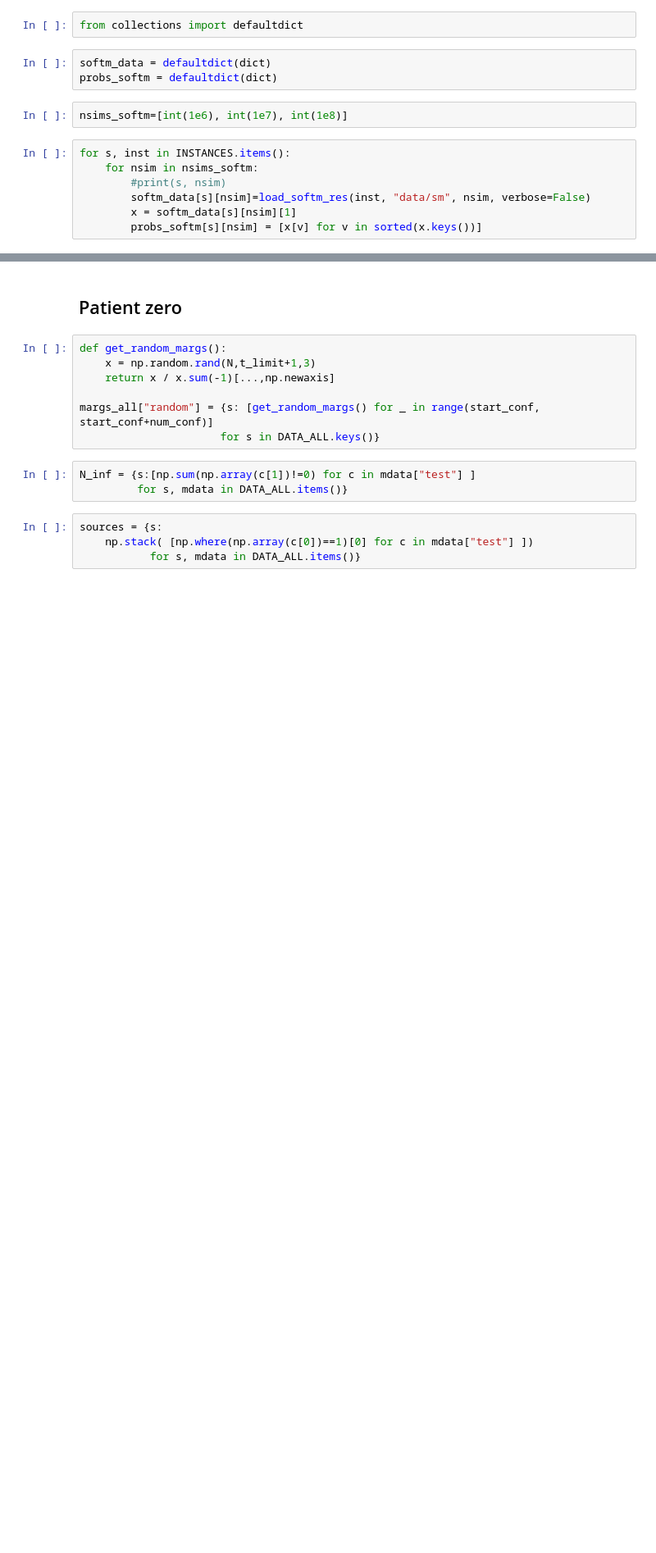
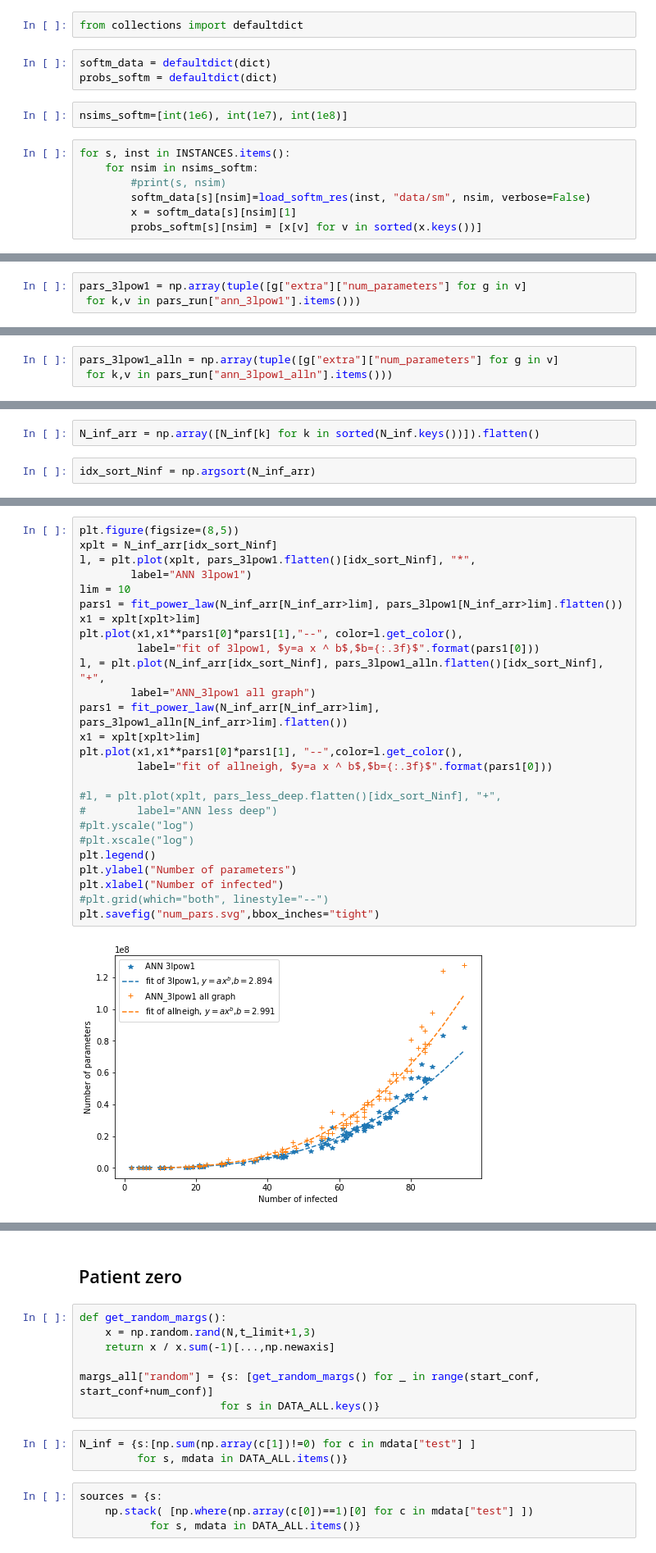
Before and after one commit to ocadni/annfore-results, a Jupyter notebook: results/patient_zero/proximity/Read_results.ipynb, the cells around one changed output, grey strips where cells are left out. Shown at 82% size. Cells and saved outputs as stored; diff of their text form; blank space fills up the shorter version.

```diff
--- a/results/patient_zero/proximity/Read_results.ipynb
+++ b/results/patient_zero/proximity/Read_results.ipynb
@@ -214,0 +248,3 @@ for s, inst in INSTANCES.items():
+# %%
+pars_3lpow1 = np.array(tuple([g["extra"]["num_parameters"] for g in v]
+ for k,v in pars_run["ann_3lpow1"].items()))
@@ -214,0 +254,3 @@ for s, inst in INSTANCES.items():
+# %%
+pars_3lpow1_alln = np.array(tuple([g["extra"]["num_parameters"] for g in v]
+ for k,v in pars_run["ann_3lpow1_alln"].items()))
@@ -214,0 +263,4 @@ for s, inst in INSTANCES.items():
+# %%
+N_inf_arr = np.array([N_inf[k] for k in sorted(N_inf.keys())]).flatten()
+# %%
+idx_sort_Ninf = np.argsort(N_inf_arr)
@@ -214,0 +277,28 @@ for s, inst in INSTANCES.items():
+# %%
+plt.figure(figsize=(8,5))
+xplt = N_inf_arr[idx_sort_Ninf]
+l, = plt.plot(xplt, pars_3lpow1.flatten()[idx_sort_Ninf], "*",
+        label="ANN 3lpow1")
+lim = 10
+pars1 = fit_power_law(N_inf_arr[N_inf_arr>lim], pars_3lpow1[N_inf_arr>lim].flatten())
+x1 = xplt[xplt>lim]
+plt.plot(x1,x1**pars1[0]*pars1[1],"--", color=l.get_color(),
+         label="fit of 3lpow1, $y=a x ^ b$,$b={:.3f}$".format(pars1[0]))
+l, = plt.plot(N_inf_arr[idx_sort_Ninf], pars_3lpow1_alln.flatten()[idx_sort_Ninf], "+",
+        label="ANN_3lpow1 all graph")
+pars1 = fit_power_law(N_inf_arr[N_inf_arr>lim], pars_3lpow1_alln[N_inf_arr>lim].flatten())
+x1 = xplt[xplt>lim]
+plt.plot(x1,x1**pars1[0]*pars1[1], "--",color=l.get_color(),
+         label="fit of allneigh, $y=a x ^ b$,$b={:.3f}$".format(pars1[0]))
+
+#l, = plt.plot(xplt, pars_less_deep.flatten()[idx_sort_Ninf], "+",
+#        label="ANN less deep")
+#plt.yscale("log")
+#plt.xscale("log")
+plt.legend()
+plt.ylabel("Number of parameters")
+plt.xlabel("Number of infected")
+#plt.grid(which="both", linestyle="--")
+plt.savefig("num_pars.svg",bbox_inches="tight")
+# %% [output]
+[figure, added]
```
Also changed, not shown: parts of 36 cells of this notebook, 5 other files.
